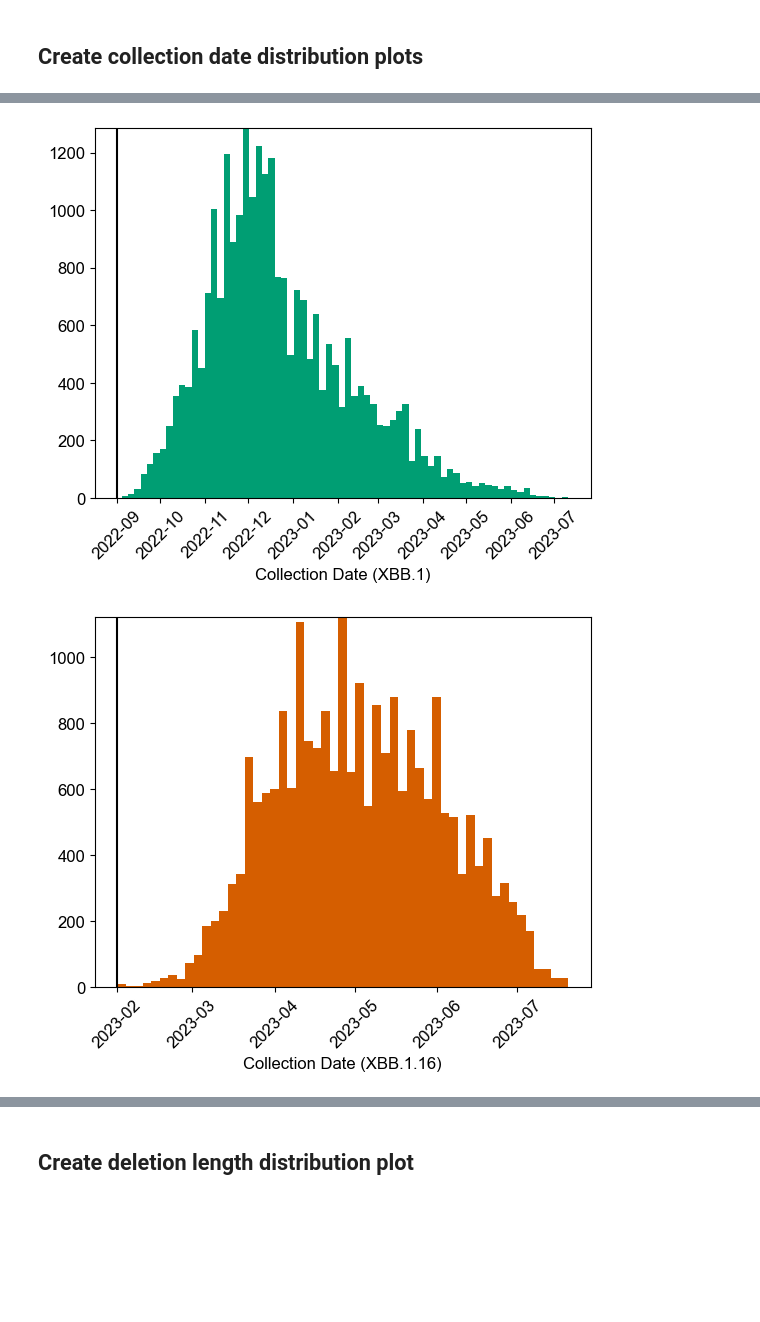
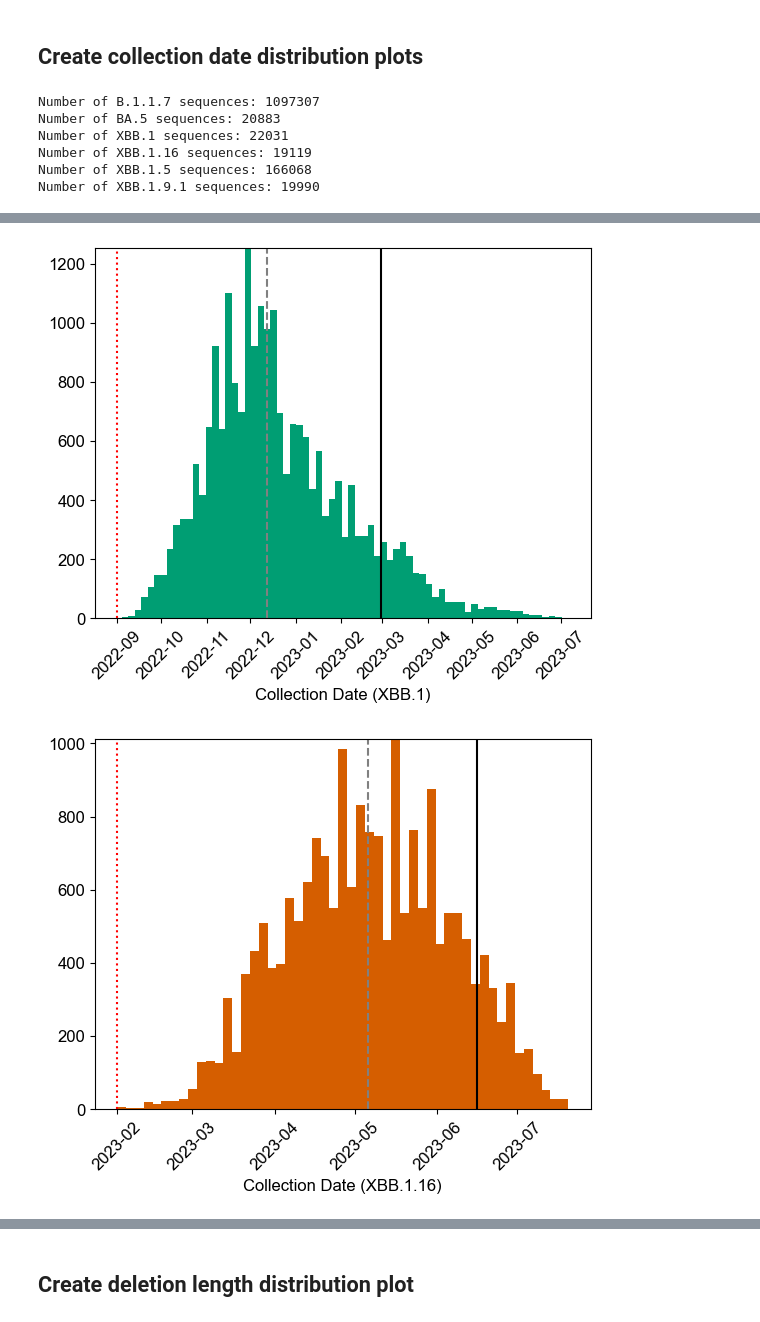
Before and after one commit to niemasd/SC2-Deletion-Analysis, a Jupyter notebook: Analysis.ipynb, the cells around one changed output, grey strips where cells are left out. Drawn from its saved outputs; the diff is of its cells as text; code cells hidden in the pictures; blank space fills up the shorter version.

Commit message:
Updated figures

```diff
--- a/Analysis.ipynb
+++ b/Analysis.ipynb
@@ -57,7 +56,7 @@ del_pos = dict() # del_pos[lineage][position] = number of deletions (gaps) at `p
 # parse input files
 for aln_fn in glob('data/*.aln.xz'):
     lineage = aln_fn.split('/')[-1].rstrip('.aln.xz')[:-11]
-    missing_date = 0
+    missing_date = 0; ambig_bases = 0
     if lineage in SKIP_LINEAGES:
         continue
     print("Parsing %s" % aln_fn)
@@ -75,7 +74,7 @@ for aln_fn in glob('data/*.aln.xz'):
             try:
                 label = l[1:].strip(); curr_date = datetime.strptime(label.split('|')[-2], '%Y-%m-%d')
             except:
-                missing_date += 1; continue
+                missing_date += 1; continue # ignore missing dates
         else:
             if curr_date is not None and curr_date >= START_DATE[lineage]: # skip sequences that are too old (probably incorrect collection date)
                 i = START_POS; curr_del_lens = list(); curr_del_len = 0; curr_num_nucs = 0
@@ -85,11 +84,15 @@ for aln_fn in glob('data/*.aln.xz'):
                         if i not in lin_del_pos:
                             lin_del_pos[i] = 0
                         lin_del_pos[i] += 1
+                    elif l[i] == 'N' or l[i] == 'n':
+                        i = None; ambig_bases += 1; break # skip sequences with N in this range
                     else:
                         curr_num_nucs += 1
                         if curr_del_len != 0:
                             curr_del_lens.append(curr_del_len); curr_del_len = 0
                     i += 1
+                if i is None:
+                    label = None; curr_date = None; continue # I set `i` to `None` if I need to skip this sequence (e.g. because of N)
                 if curr_del_len != 0:
                     curr_del_lens.append(curr_del_len); curr_del_len = 0
                 lin_del_lengths[label] = curr_del_lens
@@ -100,4 +103,6 @@ for aln_fn in glob('data/*.aln.xz'):
     del_pos[lineage] = lin_del_pos
     if missing_date != 0:
         print("%s missing date: %s" % (lineage, missing_date))
+    if ambig_bases != 0:
+        print("%s with ambiguous bases: %s" % (lineage, ambig_bases))
 # %% [output]
@@ -117,12 +128,25 @@ XBB.1.9.1 missing date: 2879
 ## Create collection date distribution plots
 # %%
 for lineage in sorted(del_lengths.keys()):
-    dates = [datetime.strptime(label.split('|')[-2], '%Y-%m-%d') for label in del_lengths[lineage]]
+    dates = sorted(datetime.strptime(label.split('|')[-2], '%Y-%m-%d') for label in del_lengths[lineage])
+    print("Number of %s sequences: %d" % (lineage, len(dates)))
     fig = plt.figure()
     counts, edges, bars = plt.hist(x=dates, bins='auto', color=COLOR[lineage]); max_count = max(counts)
-    plt.plot([START_DATE[lineage],START_DATE[lineage]], [0,max_count], color='black')
+    special_dates = [
+        (START_DATE[lineage],        'Start Date',       'red',   ':'),
+        (dates[int(len(dates)*0.5)], '50% of Sequences', 'grey',  '--'),
+        (dates[int(len(dates)*0.9)], '90% of Sequences', 'black', '-'),
+    ]
+    for curr_date, curr_label, curr_color, curr_ls in special_dates:
+        plt.plot([curr_date]*2, [0,max_count], color=curr_color, linestyle=curr_ls)
     plt.ylim(ymin=0, ymax=max_count)
     plt.xticks(rotation=45)
     plt.xlabel('Collection Date (%s)' % lineage)
     plt.savefig('figs/dates_hist_%s.pdf' % lineage, format='pdf', bbox_inches='tight')
 # %% [output]
+Number of B.1.1.7 sequences: 1097307
+Number of BA.5 sequences: 20883
+Number of XBB.1 sequences: 22031
+Number of XBB.1.16 sequences: 19119
+Number of XBB.1.5 sequences: 166068
+Number of XBB.1.9.1 sequences: 19990
@@ -131,2 +155,2 @@ for lineage in sorted(del_lengths.keys()):
-[figure, old version]
+[figure, new version]
-[figure, old version]
+[figure, new version]
```
Also changed, not shown: parts of 9 cells of this notebook, 23 other files.
